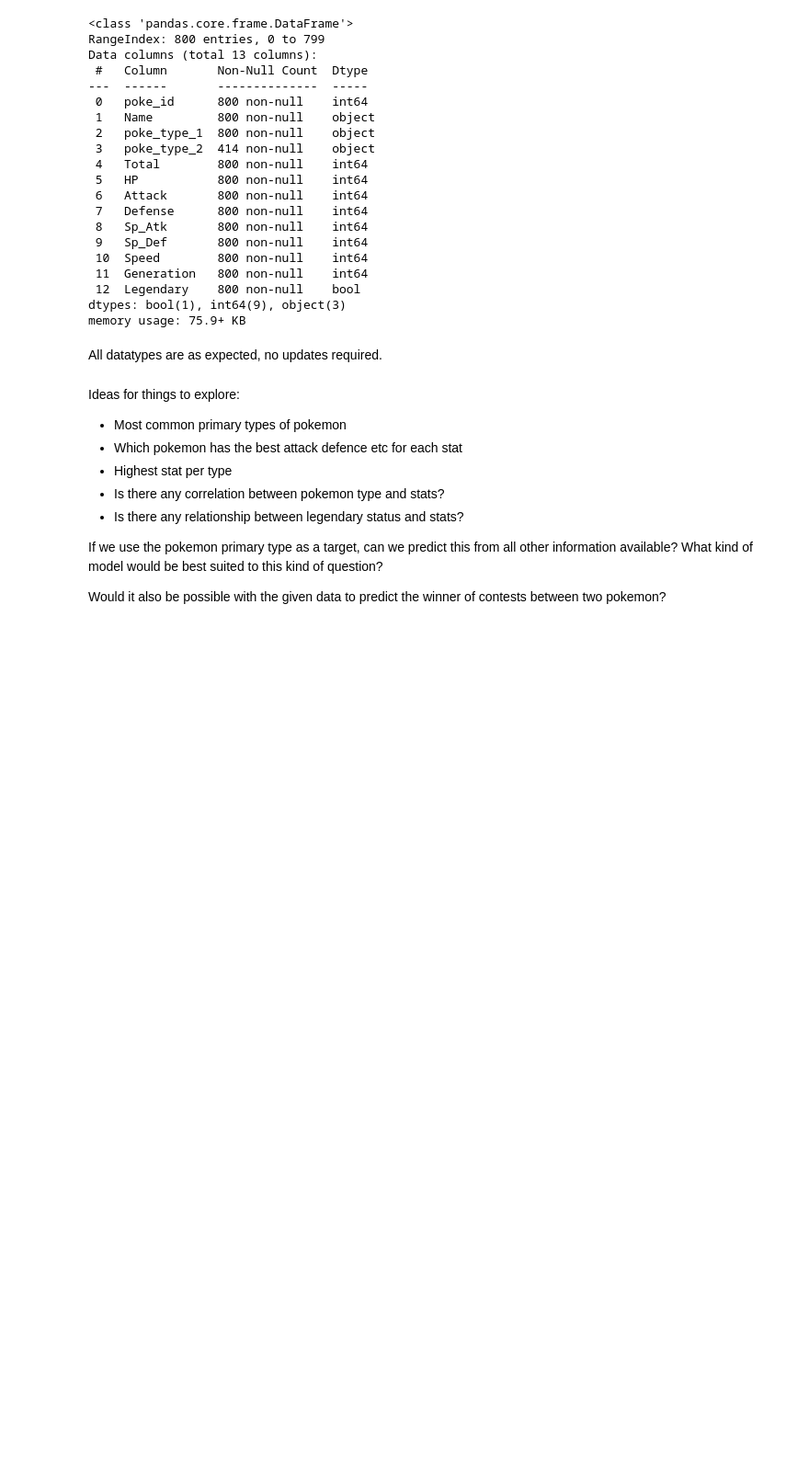
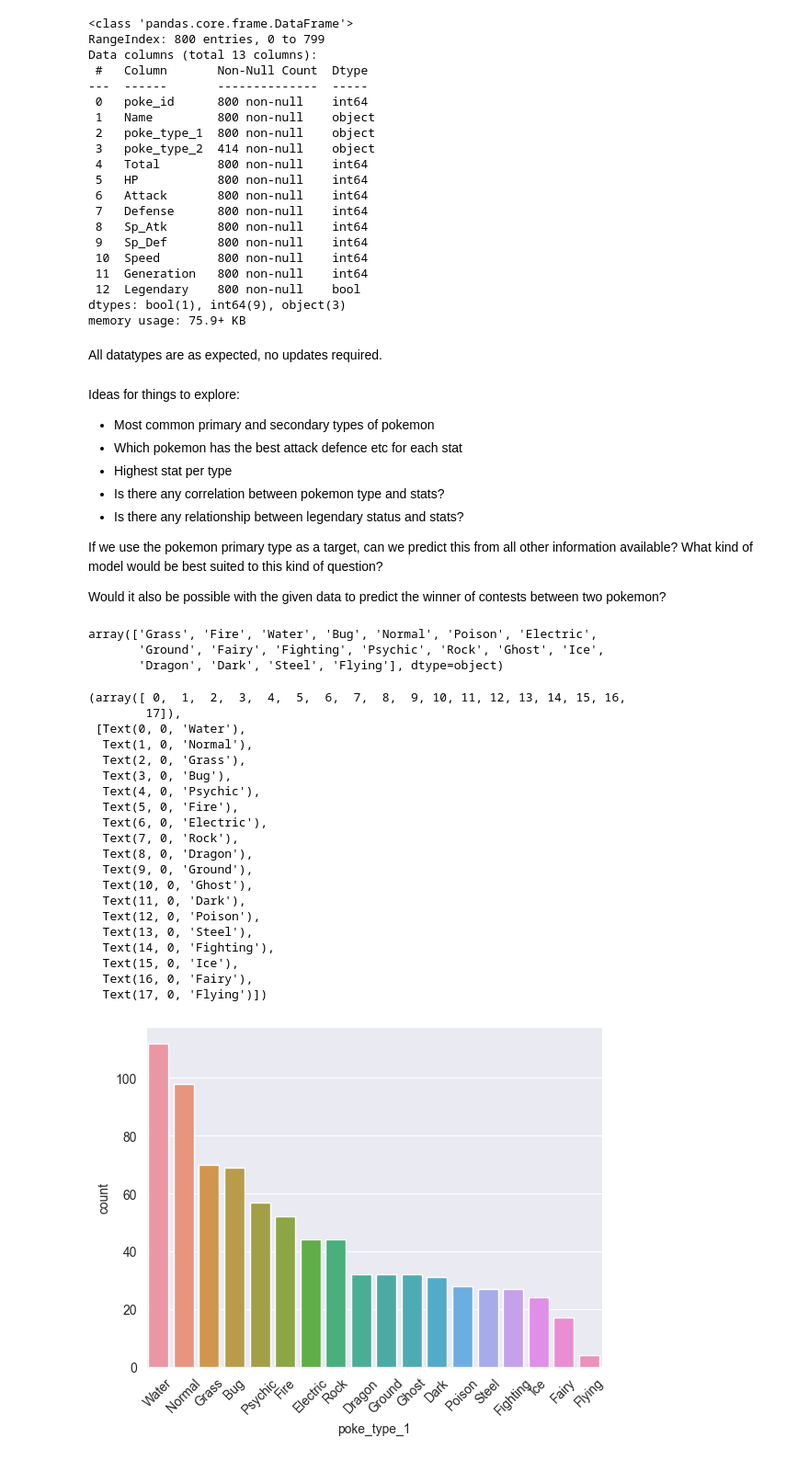
Before and after one commit to ShaniceWilliams/poke-project, a Jupyter notebook: poke_project.ipynb, the cells around one changed output. Shown at 92% size. Cells and saved outputs as stored; diff of their text form; code cells hidden in the pictures; blank space fills up the shorter version.

Commit message:
Type analysis and viz added.

```diff
--- a/poke_project.ipynb
+++ b/poke_project.ipynb
@@ -64,7 +64,7 @@ memory usage: 75.9+ KB
 All datatypes are as expected, no updates required.
 # %% [markdown]
 Ideas for things to explore:
-- Most common primary types of pokemon
+- Most common primary and secondary types of pokemon
 - Which pokemon has the best attack defence etc for each stat
 - Highest stat per type
 - Is there any correlation between pokemon type and stats?
@@ -73,3 +73,49 @@ Ideas for things to explore:
 If we use the pokemon primary type as a target, can we predict this from all other information available? What kind of model would be best suited to this kind of question?
 
 Would it also be possible with the given data to predict the winner of contests between two pokemon?
+# %%
+# What are the unique primary pokemon types?
+df["poke_type_1"].unique()
+# %% [output]
+array(['Grass', 'Fire', 'Water', 'Bug', 'Normal', 'Poison', 'Electric',
+       'Ground', 'Fairy', 'Fighting', 'Psychic', 'Rock', 'Ghost', 'Ice',
+       'Dragon', 'Dark', 'Steel', 'Flying'], dtype=object)
+# %%
+#Count how many times each primary type occurs
+type_count = df.poke_type_1.value_counts()
+type(type_count)
+# Using the value counts produces a pandas Series. We need to convert this into a dataframe to be able to visualise.
+
+cols = ["primary_type", "count"]
+
+types_df = pd.DataFrame(type_count, columns=cols)
+types_df.reset_index()
+types_df.drop(["primary_type"], axis=1, inplace=True)
+types_df.reset_index(inplace=True)
+
+
+# Now that we have a dataframe we should be able to plot the data
+sns.barplot(types_df, x="poke_type_1", y="count", width=0.8)
+plt.xticks(rotation=45)
+# %% [output]
+(array([ 0,  1,  2,  3,  4,  5,  6,  7,  8,  9, 10, 11, 12, 13, 14, 15, 16,
+        17]),
+ [Text(0, 0, 'Water'),
+  Text(1, 0, 'Normal'),
+  Text(2, 0, 'Grass'),
+  Text(3, 0, 'Bug'),
+  Text(4, 0, 'Psychic'),
+  Text(5, 0, 'Fire'),
+  Text(6, 0, 'Electric'),
+  Text(7, 0, 'Rock'),
+  Text(8, 0, 'Dragon'),
+  Text(9, 0, 'Ground'),
+  Text(10, 0, 'Ghost'),
+  Text(11, 0, 'Dark'),
+  Text(12, 0, 'Poison'),
+  Text(13, 0, 'Steel'),
+  Text(14, 0, 'Fighting'),
+  Text(15, 0, 'Ice'),
+  Text(16, 0, 'Fairy'),
+  Text(17, 0, 'Flying')])
+[figure, added]
```
Also changed, not shown: parts of 3 cells of this notebook.
